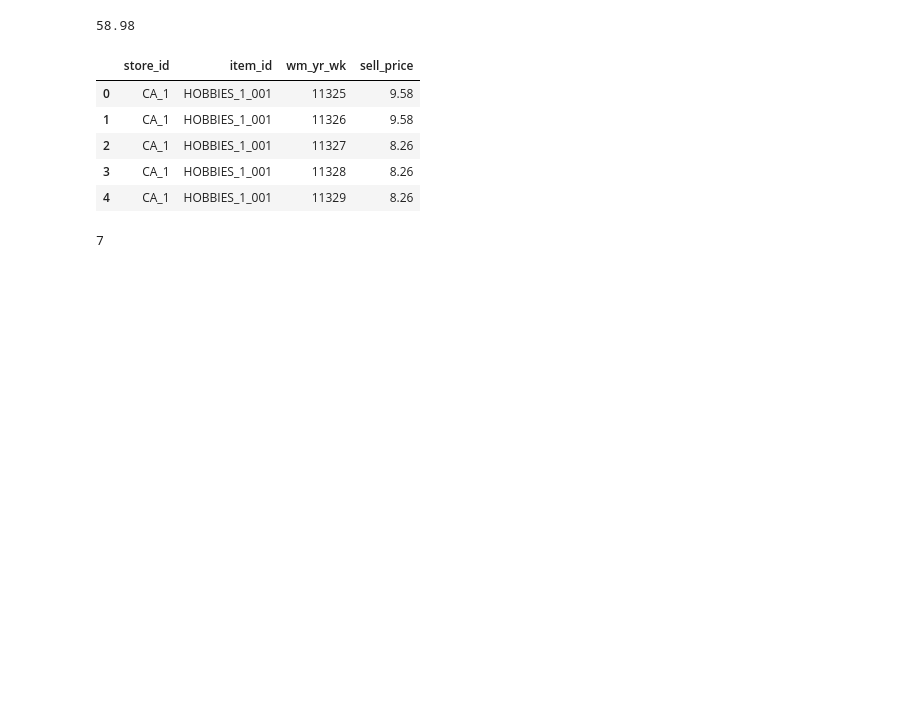
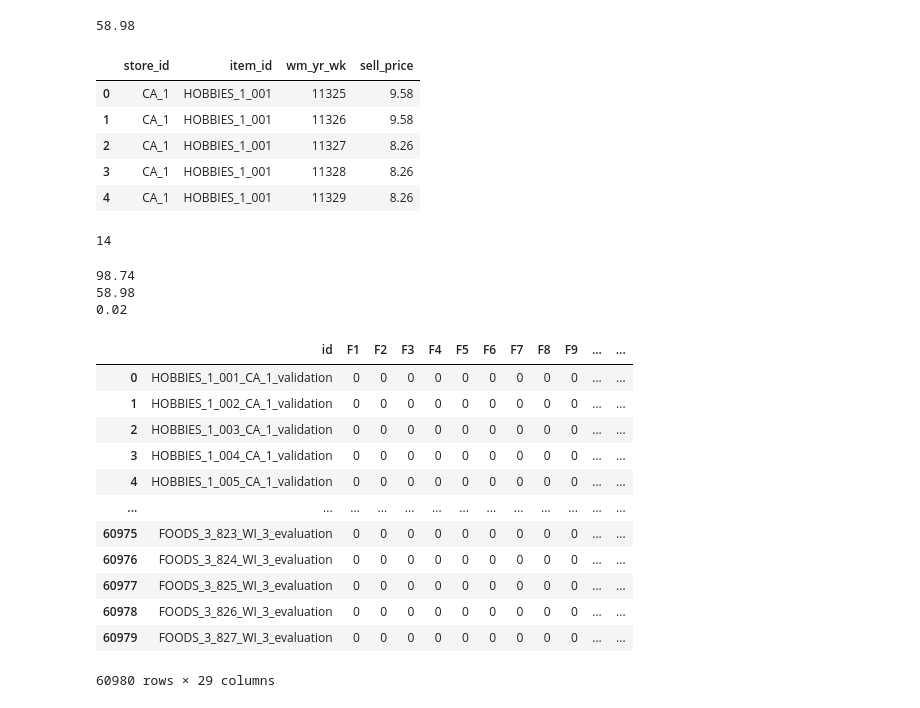
Before and after one commit to nguyenvanminh281005/CS116_Project, a Jupyter notebook: preprocessing.ipynb, the cells around one changed output. Saved outputs shown, nothing was run; the diff lists cells and outputs as text; code cells hidden in the pictures; blank space fills up the shorter version.

```diff
--- a/preprocessing.ipynb
+++ b/preprocessing.ipynb
@@ -231,8 +231,8 @@ prices.head(5)
 | 3 | CA_1 | HOBBIES_1_001 | 11328 | 8.26 |
 | 4 | CA_1 | HOBBIES_1_001 | 11329 | 8.26 |
 # %%
-# import gc
-# del sales
-# gc.collect()
+import gc
+del calendar
+gc.collect()
 # %% [output]
-7
+14
@@ -238,0 +244,24 @@ prices.head(5)
+# %%
+print(round(sales.memory_usage(deep=True).sum()/1024**2,2))
+print(round(prices.memory_usage(deep=True).sum()/1024**2,2))
+print(round(calendar.memory_usage(deep=True).sum()/1024**2,2))
+# %% [output]
+98.74
+58.98
+0.02
+# %%
+sample_submission
+# %% [output]
+|  | id | F1 | F2 | F3 | F4 | F5 | F6 | F7 | F8 | F9 | ... | ... |
+| 0 | HOBBIES_1_001_CA_1_validation | 0 | 0 | 0 | 0 | 0 | 0 | 0 | 0 | 0 | ... | ... |
+| 1 | HOBBIES_1_002_CA_1_validation | 0 | 0 | 0 | 0 | 0 | 0 | 0 | 0 | 0 | ... | ... |
+| 2 | HOBBIES_1_003_CA_1_validation | 0 | 0 | 0 | 0 | 0 | 0 | 0 | 0 | 0 | ... | ... |
+| 3 | HOBBIES_1_004_CA_1_validation | 0 | 0 | 0 | 0 | 0 | 0 | 0 | 0 | 0 | ... | ... |
+| 4 | HOBBIES_1_005_CA_1_validation | 0 | 0 | 0 | 0 | 0 | 0 | 0 | 0 | 0 | ... | ... |
+| ... | ... | ... | ... | ... | ... | ... | ... | ... | ... | ... | ... | ... |
+| 60975 | FOODS_3_823_WI_3_evaluation | 0 | 0 | 0 | 0 | 0 | 0 | 0 | 0 | 0 | ... | ... |
+| 60976 | FOODS_3_824_WI_3_evaluation | 0 | 0 | 0 | 0 | 0 | 0 | 0 | 0 | 0 | ... | ... |
+| 60977 | FOODS_3_825_WI_3_evaluation | 0 | 0 | 0 | 0 | 0 | 0 | 0 | 0 | 0 | ... | ... |
+| 60978 | FOODS_3_826_WI_3_evaluation | 0 | 0 | 0 | 0 | 0 | 0 | 0 | 0 | 0 | ... | ... |
+| 60979 | FOODS_3_827_WI_3_evaluation | 0 | 0 | 0 | 0 | 0 | 0 | 0 | 0 | 0 | ... | ... |
+60980 rows × 29 columns
```
Also changed, not shown: parts of 13 cells of this notebook, 1 other file.
